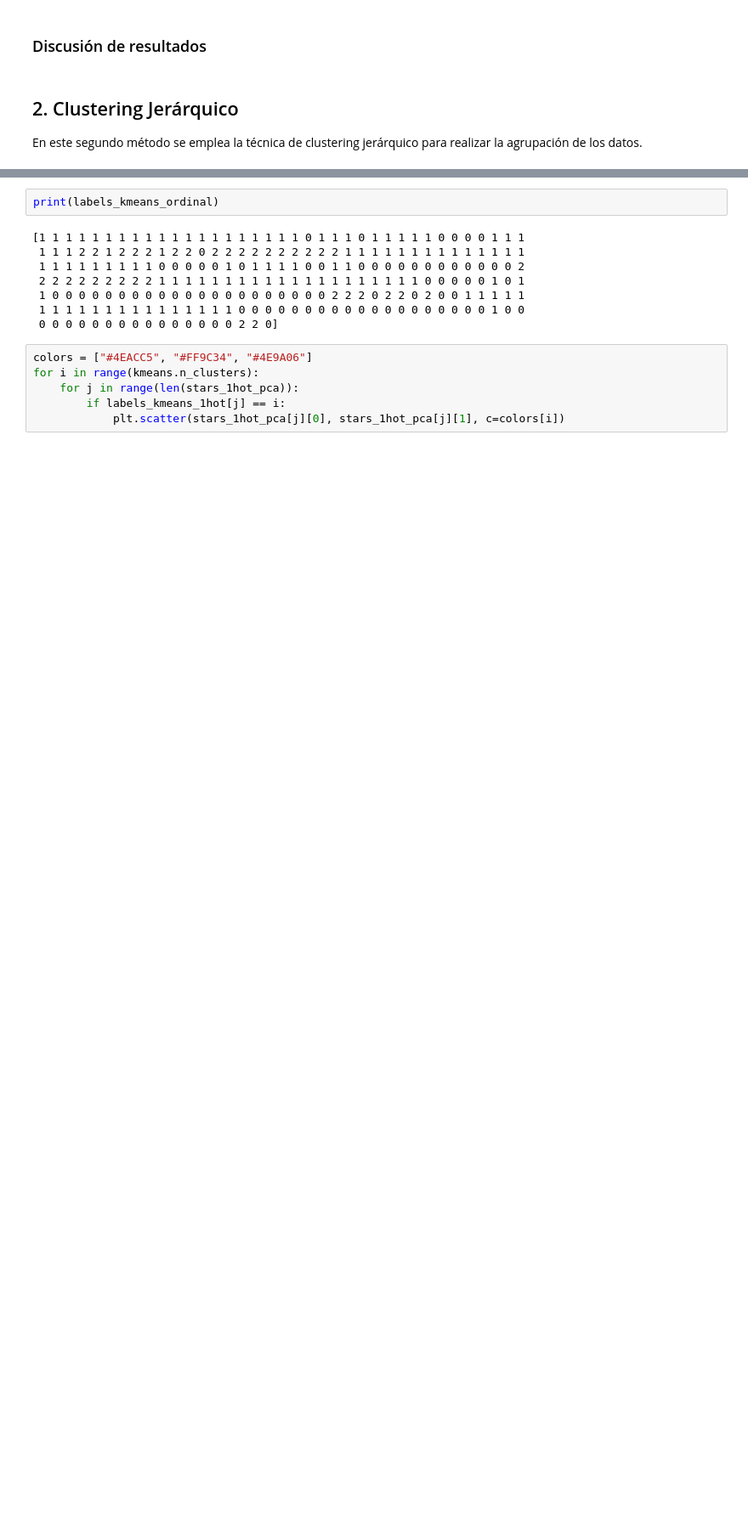
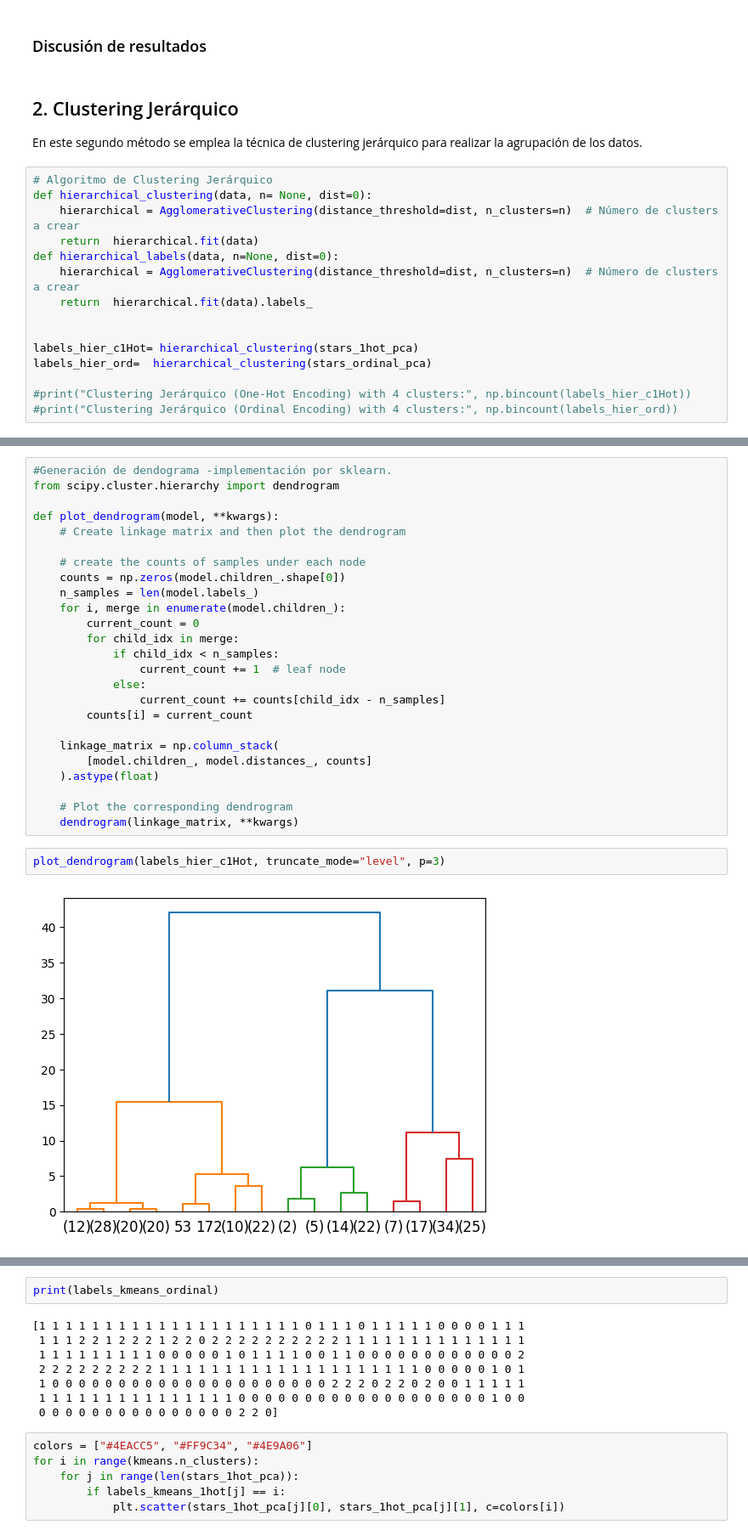
Before and after one commit to mgommez/practica2_ml, a Jupyter notebook: KMeans.ipynb, the cells around one changed output, grey strips where cells are left out. Shown: that part at 85% size. Cells and saved outputs as stored; diff of their text form; blank space fills up the shorter version.

Commit message:
Implementación de clusterización jerárquica terminada.

```diff
--- a/KMeans.ipynb
+++ b/KMeans.ipynb
@@ -786,3 +786,18 @@ for i in range(6):
 # %% [markdown]
 ## 2. Clustering Jerárquico
 En este segundo método se emplea la técnica de clustering jerárquico para realizar la agrupación de los datos.
+# %%
+# Algoritmo de Clustering Jerárquico
+def hierarchical_clustering(data, n= None, dist=0):
+    hierarchical = AgglomerativeClustering(distance_threshold=dist, n_clusters=n)  # Número de clusters a crear
+    return  hierarchical.fit(data)
+def hierarchical_labels(data, n=None, dist=0):
+    hierarchical = AgglomerativeClustering(distance_threshold=dist, n_clusters=n)  # Número de clusters a crear
+    return  hierarchical.fit(data).labels_
+
+
+labels_hier_c1Hot= hierarchical_clustering(stars_1hot_pca)
+labels_hier_ord=  hierarchical_clustering(stars_ordinal_pca)
+
+#print("Clustering Jerárquico (One-Hot Encoding) with 4 clusters:", np.bincount(labels_hier_c1Hot))
+#print("Clustering Jerárquico (Ordinal Encoding) with 4 clusters:", np.bincount(labels_hier_ord))
@@ -788,0 +806,29 @@ En este segundo método se emplea la técnica de clustering jerárquico para rea
+# %%
+#Generación de dendograma -implementación por sklearn.
+from scipy.cluster.hierarchy import dendrogram
+
+def plot_dendrogram(model, **kwargs):
+    # Create linkage matrix and then plot the dendrogram
+
+    # create the counts of samples under each node
+    counts = np.zeros(model.children_.shape[0])
+    n_samples = len(model.labels_)
+    for i, merge in enumerate(model.children_):
+        current_count = 0
+        for child_idx in merge:
+            if child_idx < n_samples:
+                current_count += 1  # leaf node
+            else:
+                current_count += counts[child_idx - n_samples]
+        counts[i] = current_count
+
+    linkage_matrix = np.column_stack(
+        [model.children_, model.distances_, counts]
+    ).astype(float)
+
+    # Plot the corresponding dendrogram
+    dendrogram(linkage_matrix, **kwargs)
+# %%
+plot_dendrogram(labels_hier_c1Hot, truncate_mode="level", p=3)
+# %% [output]
+[figure, added]
```
Also changed, not shown: parts of 10 cells of this notebook.
